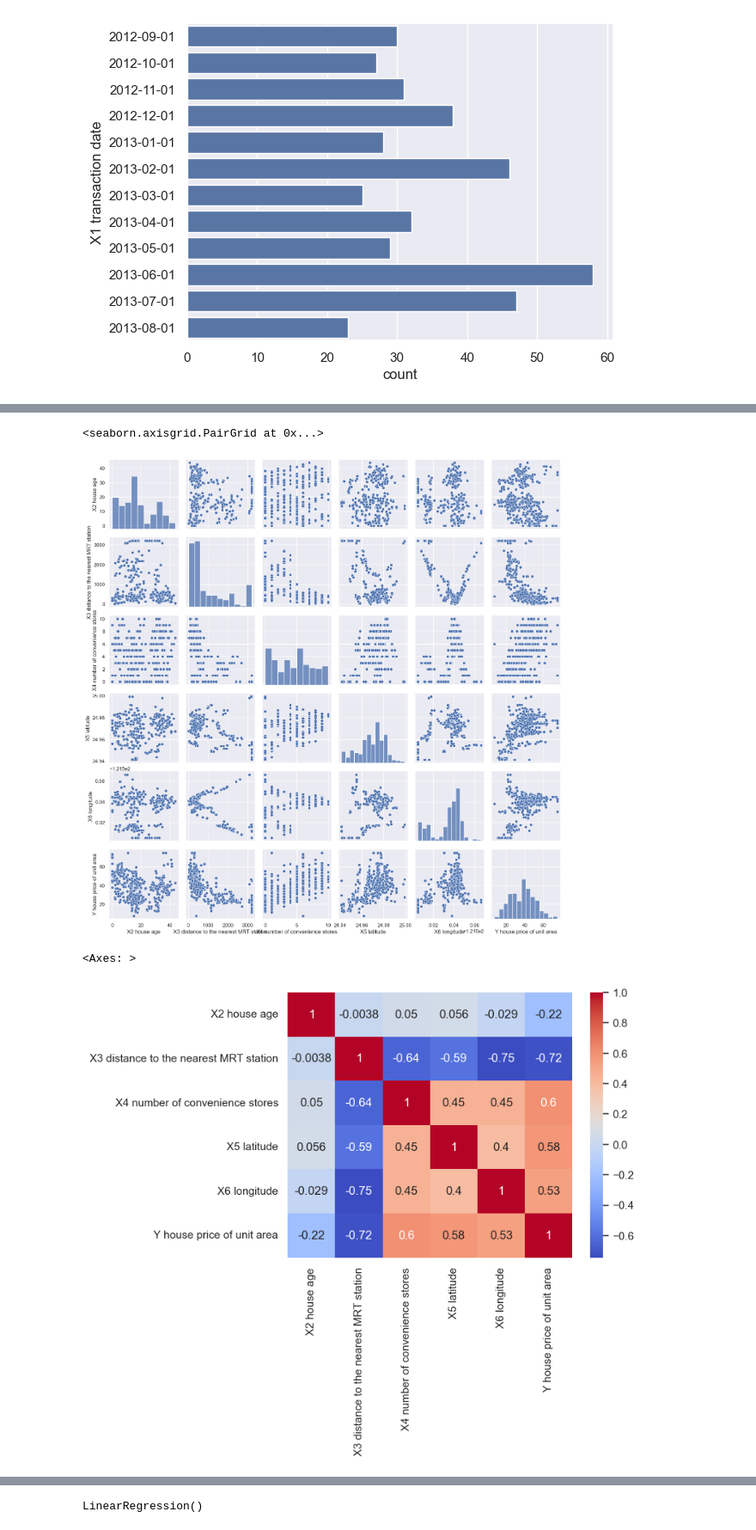
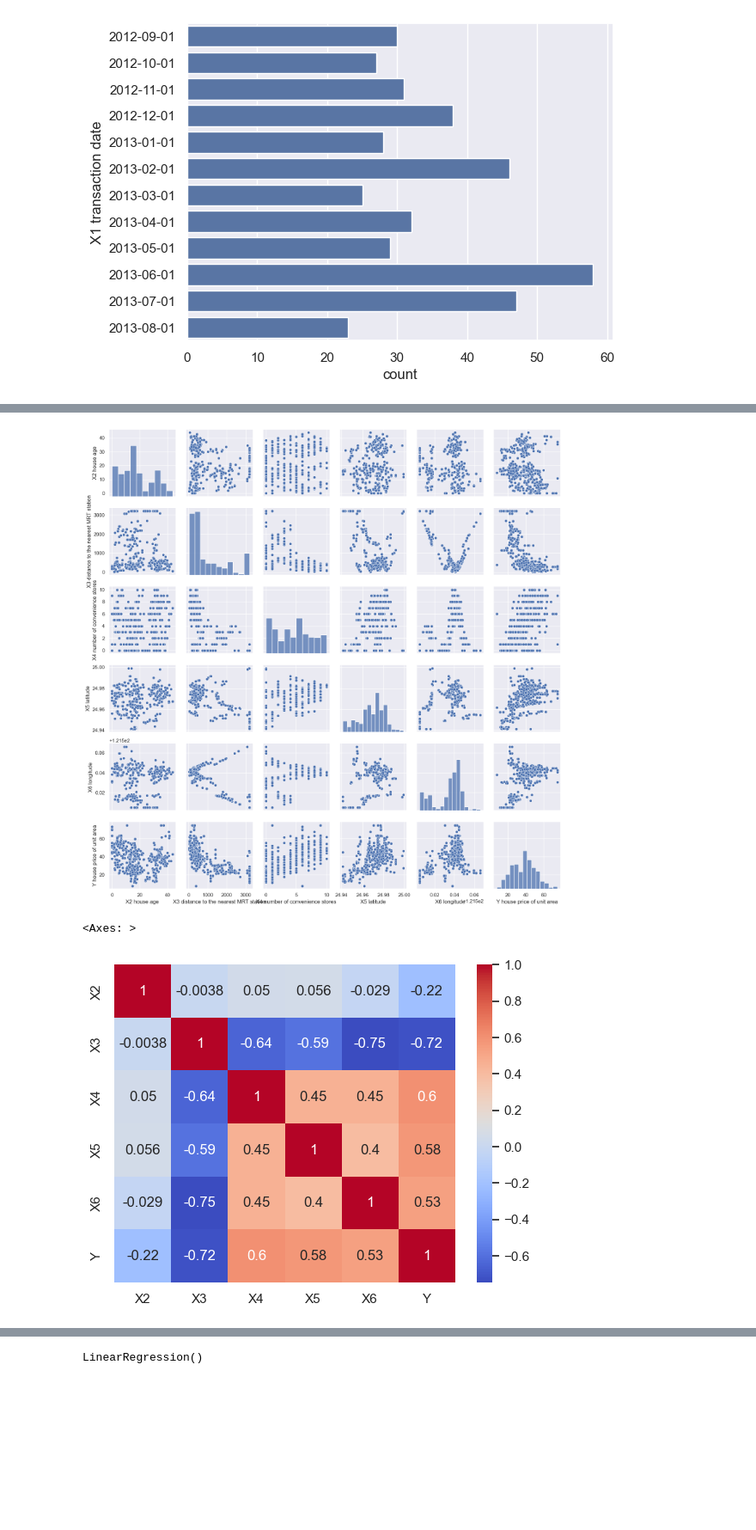
Before and after one commit to Hort-Hourpheng/Assignment, a Jupyter notebook: XGboost + Linear/XGboost+LinearReg.ipynb, the cells around one changed output, grey strips where cells are left out. Shown at 86% size. Saved outputs shown, nothing was run; the diff lists cells and outputs as text; code cells hidden in the pictures; blank space fills up the shorter version.

```diff
--- a/XGboost + Linear/XGboost+LinearReg.ipynb
+++ b/XGboost + Linear/XGboost+LinearReg.ipynb
@@ -120,3 +135,13 @@ df.duplicated().sum()
 Boxplot to see outliers
 # %% [markdown]
 Dist. plot and Boxplot of data
+# %%
+numerical_columns = df.select_dtypes(include="number").columns.tolist()
+plt.figure(figsize=(15, 7))
+
+for i, column in enumerate(numerical_columns):
+    plt.subplot(1, len(numerical_columns), i + 1)
+    sns.boxplot(data=df[column], palette="Dark2")
+
+plt.tight_layout()  # Adjust layout to prevent overlap
+plt.show()
@@ -123,13 +167,13 @@ Dist. plot and Boxplot of data
 # %%
-for column in df.select_dtypes(include="number").columns.tolist():
-    plt.figure(figsize=(15, 7))
-    plt.subplot(1, 2, 1)
-    plt.title("dist plot of " + column, fontsize=15)
-    sns.distplot(
-        df[column],
-        bins=15,
-        )
-    plt.subplot(1, 2, 2)
-    plt.title("Boxplot of " + column, fontsize=15)
-    sns.boxplot(data=df[column], palette="Dark2")
-    plt.show()
+# for column in df.select_dtypes(include="number").columns.tolist():
+#     plt.figure(figsize=(15, 7))
+#     plt.subplot(1, 2, 1)
+#     plt.title("dist plot of " + column, fontsize=15)
+#     sns.distplot(
+#         df[column],
+#         bins=15,
+#         )
+#     plt.subplot(1, 2, 2)
+#     plt.title("Boxplot of " + column, fontsize=15)
+#     sns.boxplot(data=df[column], palette="Dark2")
+#     plt.show()
@@ -487,14 +489,14 @@ sns.countplot(df_capped["X1 transaction date"])
 # %%
 sns.pairplot(df_capped)
+plt.tight_layout()
 # %% [output]
-<seaborn.axisgrid.PairGrid at 0x...>
-[figure, old version]
+[figure, new version]
 # %%
 cr = df_capped.corr(numeric_only=True)
-sns.heatmap(cr, annot=True, cmap="coolwarm")
+sns.heatmap(cr, annot=True, cmap="coolwarm",xticklabels=["X2","X3","X4","X5","X6","Y"],yticklabels=["X2","X3","X4","X5","X6","Y"])
 # %% [output]
 <Axes: >
-[figure, old version]
+[figure, new version]
 # %%
 # df_capped.drop(columns=["X5 latitude","X6 longitude"], inplace=True)
 # %%
```
Also changed, not shown: parts of 25 cells of this notebook, 2 other files.
